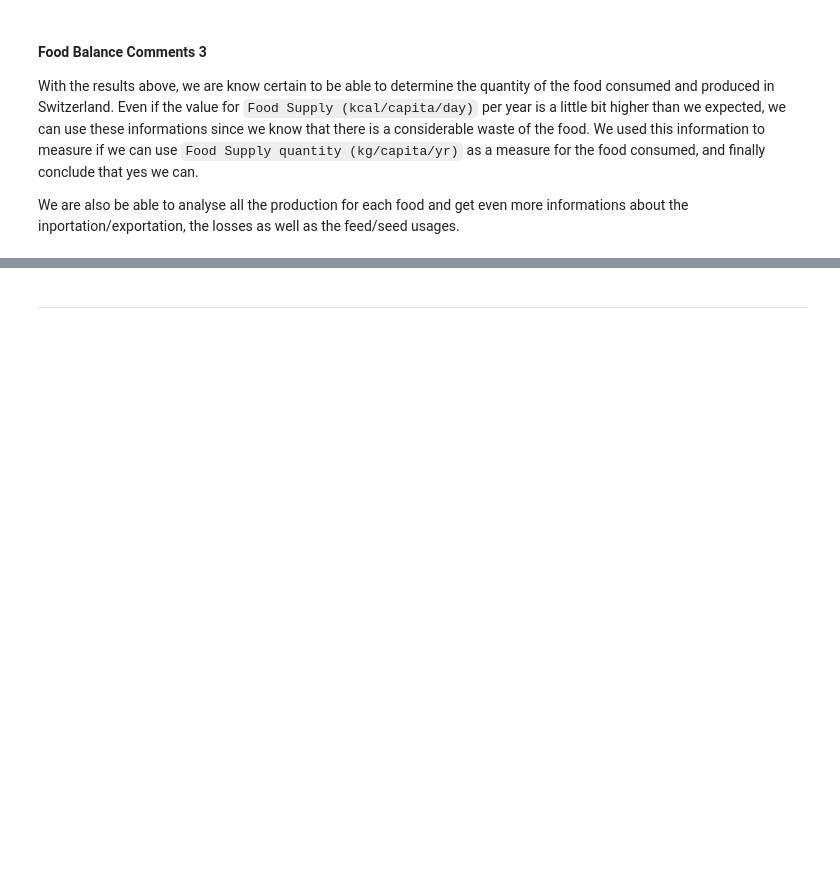
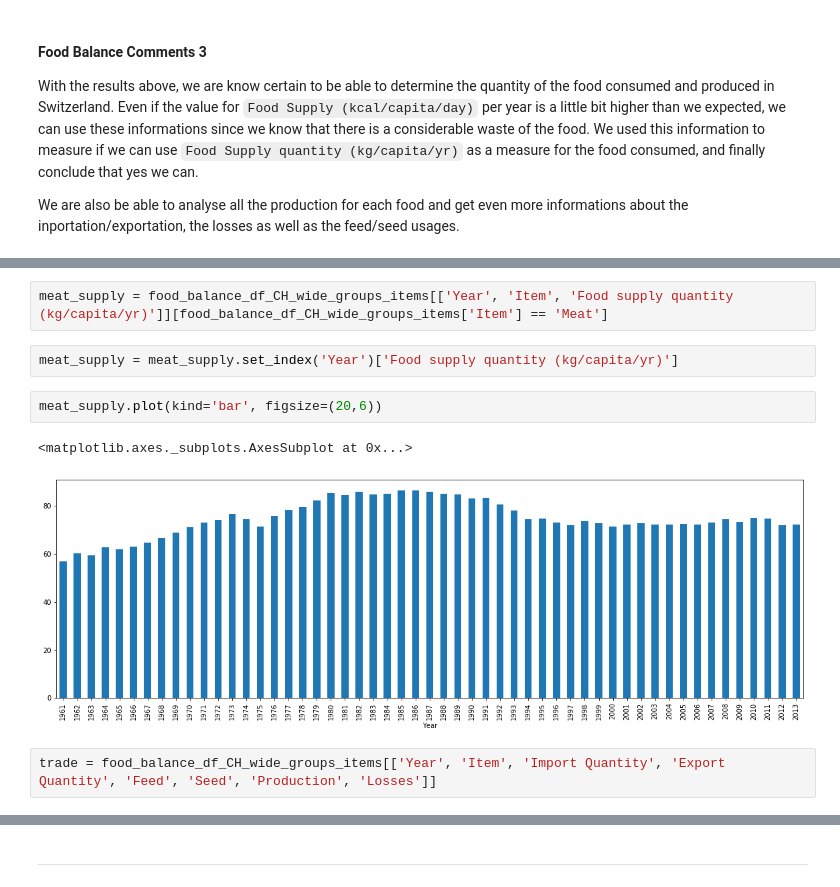
Before and after one commit to jlabhard/ADA_Project, a Jupyter notebook: milestone_2.ipynb, the cells around one changed output, grey strips where cells are left out. Saved outputs shown, nothing was run; the diff lists cells and outputs as text; blank space fills up the shorter version.

```diff
--- a/milestone_2.ipynb
+++ b/milestone_2.ipynb
@@ -741,3 +741,14 @@ test.unstack().plot(kind='bar', stacked=True, figsize=(20,10), colormap = 'Spect
 # %% [output]
 <matplotlib.axes._subplots.AxesSubplot at 0x...>
 [figure]
+# %%
+meat_supply = food_balance_df_CH_wide_groups_items[['Year', 'Item', 'Food supply quantity (kg/capita/yr)']][food_balance_df_CH_wide_groups_items['Item'] == 'Meat']
+# %%
+meat_supply = meat_supply.set_index('Year')['Food supply quantity (kg/capita/yr)']
+# %%
+meat_supply.plot(kind='bar', figsize=(20,6))
+# %% [output]
+<matplotlib.axes._subplots.AxesSubplot at 0x...>
+[figure, added]
+# %%
+trade = food_balance_df_CH_wide_groups_items[['Year', 'Item', 'Import Quantity', 'Export Quantity', 'Feed', 'Seed', 'Production', 'Losses']]
```
Also changed, not shown: parts of 16 cells of this notebook.
